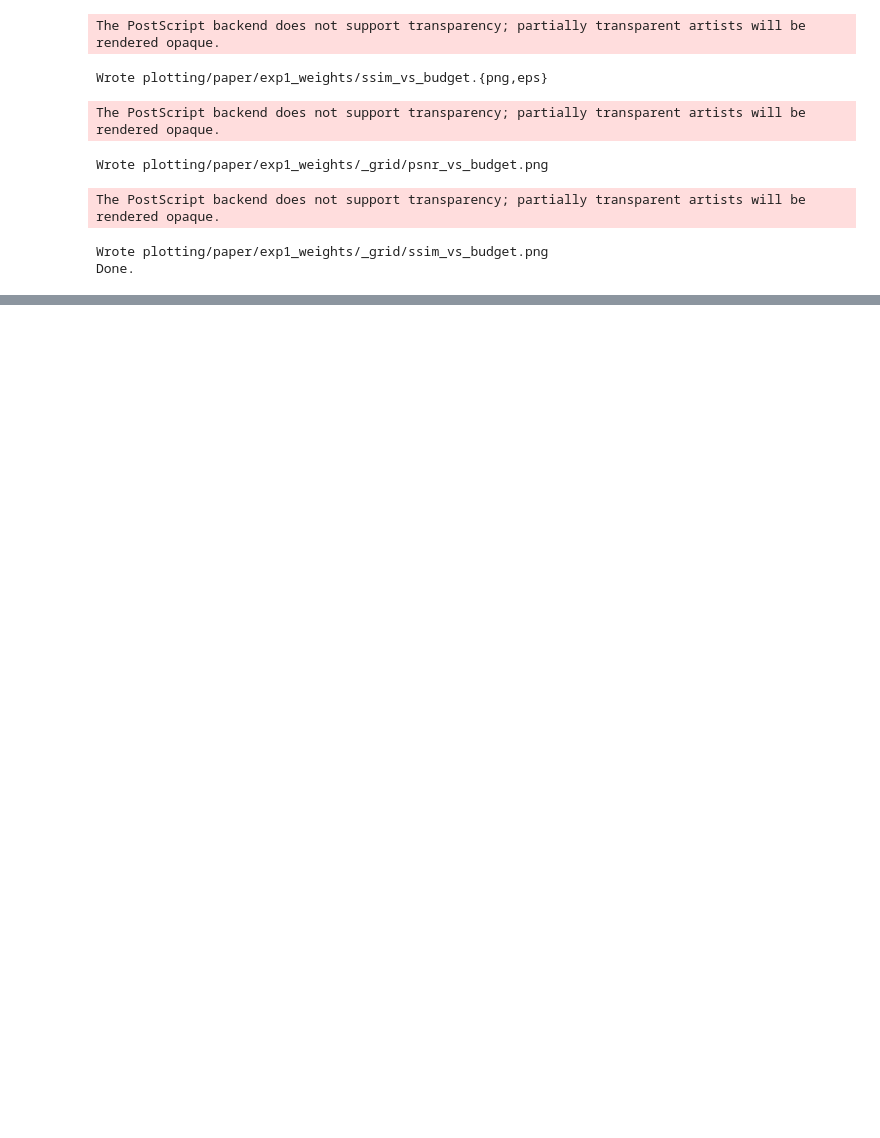
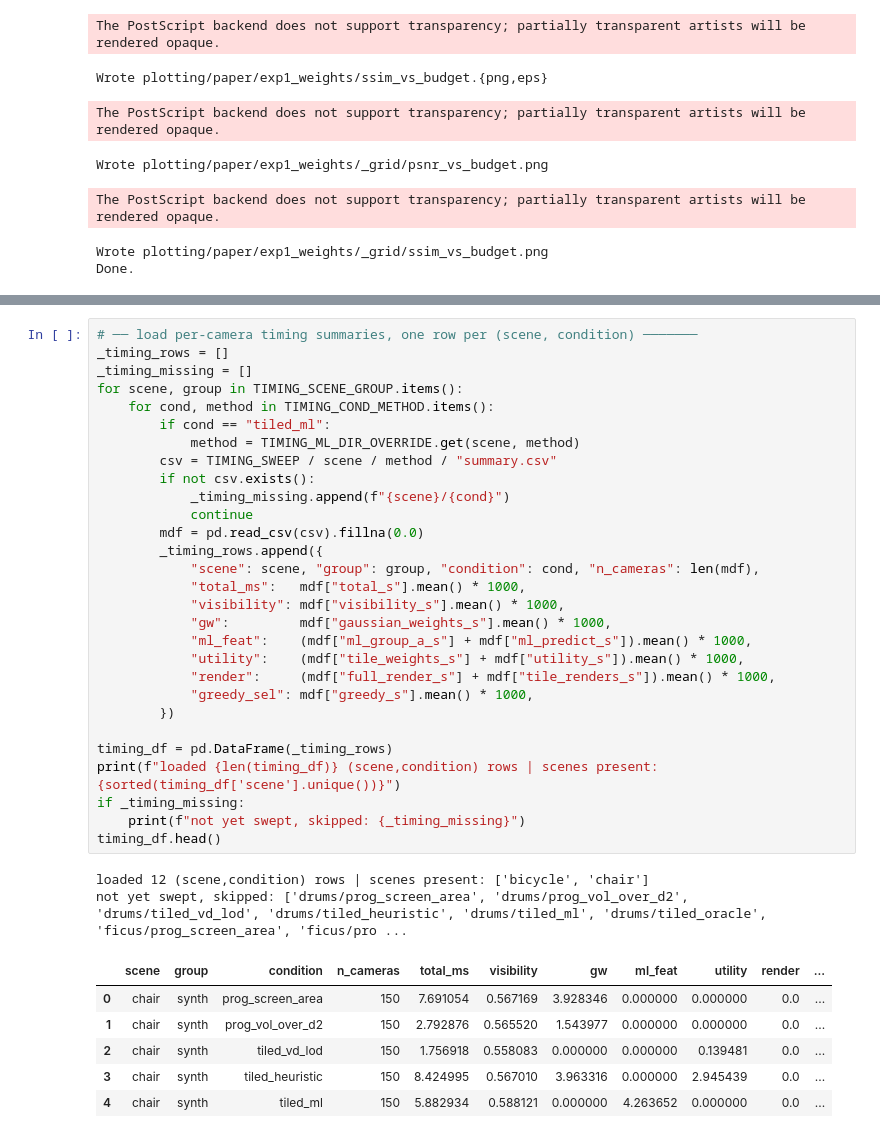
Before and after one commit to SYJINTW/dlapisgs-utility, a Jupyter notebook: plotting/paper_plot_metrics.ipynb, the cells around one changed output, grey strips where cells are left out. Drawn from its saved outputs; the diff is of its cells as text; blank space fills up the shorter version.

```diff
--- a/plotting/paper_plot_metrics.ipynb
+++ b/plotting/paper_plot_metrics.ipynb
@@ -321,0 +390,38 @@ Done.
+# %%
+# ── load per-camera timing summaries, one row per (scene, condition) ───────
+_timing_rows = []
+_timing_missing = []
+for scene, group in TIMING_SCENE_GROUP.items():
+    for cond, method in TIMING_COND_METHOD.items():
+        if cond == "tiled_ml":
+            method = TIMING_ML_DIR_OVERRIDE.get(scene, method)
+        csv = TIMING_SWEEP / scene / method / "summary.csv"
+        if not csv.exists():
+            _timing_missing.append(f"{scene}/{cond}")
+            continue
+        mdf = pd.read_csv(csv).fillna(0.0)
+        _timing_rows.append({
+            "scene": scene, "group": group, "condition": cond, "n_cameras": len(mdf),
+            "total_ms":   mdf["total_s"].mean() * 1000,
+            "visibility": mdf["visibility_s"].mean() * 1000,
+            "gw":         mdf["gaussian_weights_s"].mean() * 1000,
+            "ml_feat":    (mdf["ml_group_a_s"] + mdf["ml_predict_s"]).mean() * 1000,
+            "utility":    (mdf["tile_weights_s"] + mdf["utility_s"]).mean() * 1000,
+            "render":     (mdf["full_render_s"] + mdf["tile_renders_s"]).mean() * 1000,
+            "greedy_sel": mdf["greedy_s"].mean() * 1000,
+        })
+
+timing_df = pd.DataFrame(_timing_rows)
+print(f"loaded {len(timing_df)} (scene,condition) rows | scenes present: {sorted(timing_df['scene'].unique())}")
+if _timing_missing:
+    print(f"not yet swept, skipped: {_timing_missing}")
+timing_df.head()
+# %% [output]
+loaded 12 (scene,condition) rows | scenes present: ['bicycle', 'chair']
+not yet swept, skipped: ['drums/prog_screen_area', 'drums/prog_vol_over_d2', 'drums/tiled_vd_lod', 'drums/tiled_heuristic', 'drums/tiled_ml', 'drums/tiled_oracle', 'ficus/prog_screen_area', 'ficus/pro ...
+|  | scene | group | condition | n_cameras | total_ms | visibility | gw | ml_feat | utility | render | ... |
+| 0 | chair | synth | prog_screen_area | 150 | 7.691054 | 0.567169 | 3.928346 | 0.000000 | 0.000000 | 0.0 | ... |
+| 1 | chair | synth | prog_vol_over_d2 | 150 | 2.792876 | 0.565520 | 1.543977 | 0.000000 | 0.000000 | 0.0 | ... |
+| 2 | chair | synth | tiled_vd_lod | 150 | 1.756918 | 0.558083 | 0.000000 | 0.000000 | 0.139481 | 0.0 | ... |
+| 3 | chair | synth | tiled_heuristic | 150 | 8.424995 | 0.567010 | 3.963316 | 0.000000 | 2.945439 | 0.0 | ... |
+| 4 | chair | synth | tiled_ml | 150 | 5.882934 | 0.588121 | 0.000000 | 4.263652 | 0.000000 | 0.0 | ... |
```
Also changed, not shown: parts of 5 cells of this notebook.
